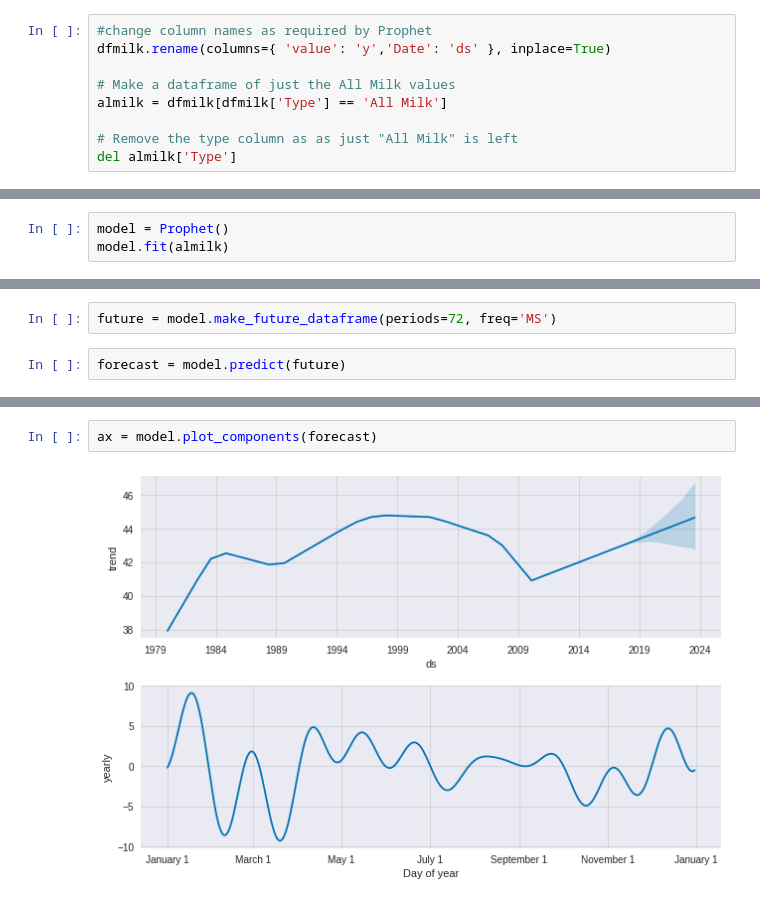
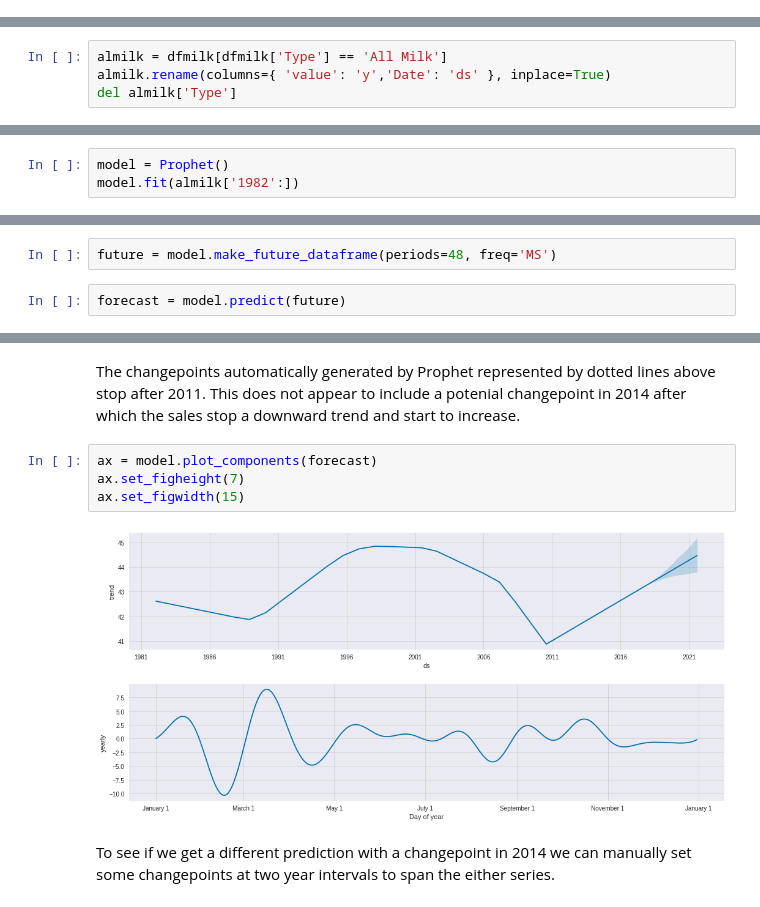
Before and after one commit to Ddscully/Irish-Milk-Sales, a Jupyter notebook: Milk_Sales.ipynb, the cells around one changed output, grey strips where cells are left out. Cells and saved outputs as stored; diff of their text form.

Commit message:
Changed dates to month end dates, Created prediction using manual change points

```diff
--- a/Milk_Sales.ipynb
+++ b/Milk_Sales.ipynb
@@ -188,9 +202,0 @@ fig = sm.graphics.plot_regress_exog(milk_model, "SkimmedandSemi", fig=fig)
-# %%
-#change column names as required by Prophet
-dfmilk.rename(columns={ 'value': 'y','Date': 'ds' }, inplace=True)
-
-# Make a dataframe of just the All Milk values
-almilk = dfmilk[dfmilk['Type'] == 'All Milk']
-
-# Remove the type column as as just "All Milk" is left
-del almilk['Type']
@@ -196,0 +208,4 @@ del almilk['Type']
+# %%
+almilk = dfmilk[dfmilk['Type'] == 'All Milk']
+almilk.rename(columns={ 'value': 'y','Date': 'ds' }, inplace=True)
+del almilk['Type']
@@ -197,11 +221,11 @@ del almilk['Type']
 # %%
 model = Prophet()
-model.fit(almilk)
+model.fit(almilk['1982':])
 # %% [output]
 INFO:fbprophet.forecaster:Disabling weekly seasonality. Run prophet with weekly_seasonality=True to override this.
 INFO:fbprophet.forecaster:Disabling daily seasonality. Run prophet with daily_seasonality=True to override this.
 <fbprophet.forecaster.Prophet at 0x...>
 # %%
-future = model.make_future_dataframe(periods=72, freq='MS')
+future = model.make_future_dataframe(periods=48, freq='MS')
 # %%
 forecast = model.predict(future)
@@ -214,4 +242,10 @@ ax = model.plot(forecast, xlabel="Year",ylabel="Litres (Millions)")
+# %% [markdown]
+The changepoints automatically generated by Prophet represented by dotted lines above stop after 2011. This does not appear to include a potenial changepoint in 2014 after which the sales stop a downward trend and start to increase.
 # %%
 ax = model.plot_components(forecast)
+ax.set_figheight(7)
+ax.set_figwidth(15)
 # %% [output]
-[figure, old version]
+[figure, new version]
+# %% [markdown]
+To see if we get a different prediction with a changepoint in 2014 we can manually set some changepoints at two year intervals to span the either series.
```
Also changed, not shown: parts of 47 cells of this notebook.
